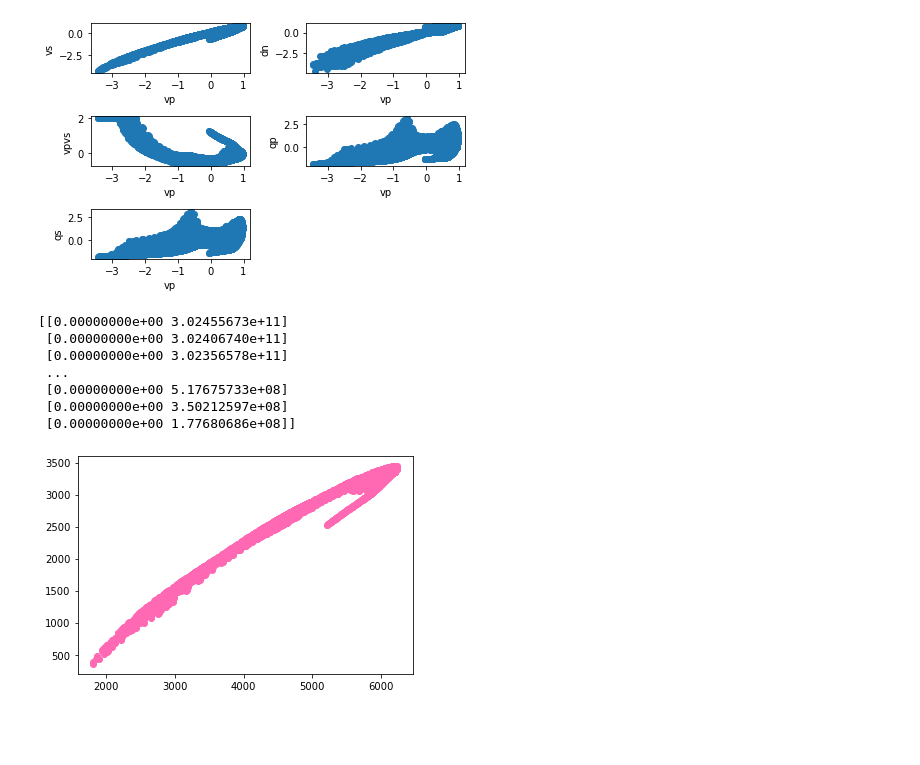
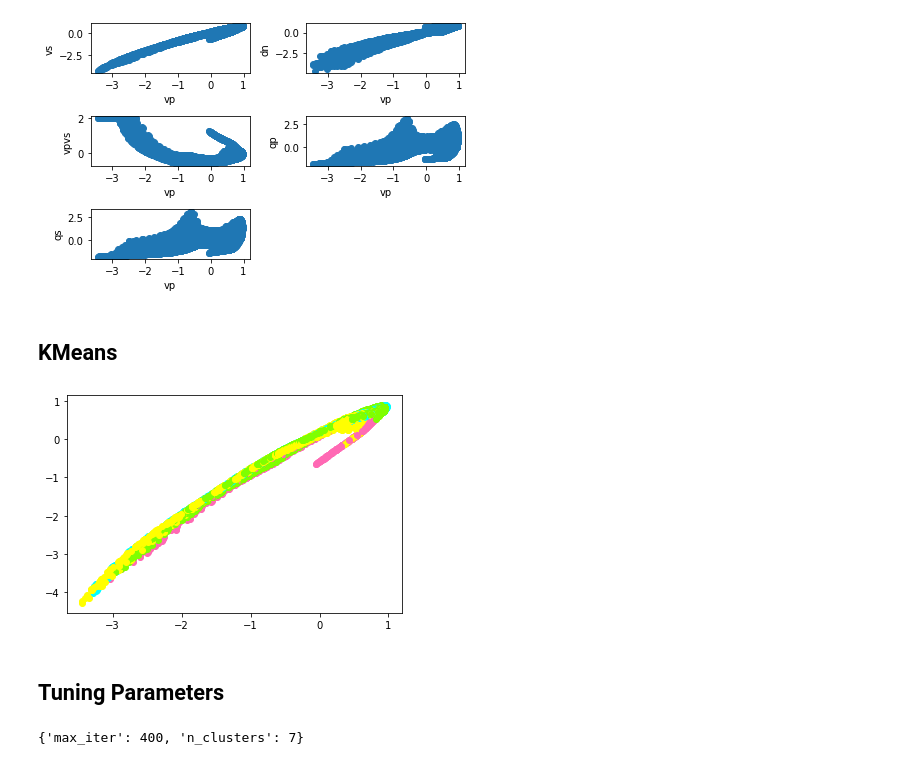
Before and after one commit to acse-yc220/finalProject, a Jupyter notebook: project.ipynb, the cells around one changed output. Saved outputs shown, nothing was run; the diff lists cells and outputs as text; code cells hidden in the pictures; blank space fills up the shorter version.

Commit message:
add cluster functions and validation

```diff
--- a/project.ipynb
+++ b/project.ipynb
@@ -77,18 +73,15 @@ centroids,clusterAssment = kMeans(data_preprocessing,4)
-# %%
-print(clusterAssment)
-# %% [output]
-[[0.00000000e+00 3.02455673e+11]
- [0.00000000e+00 3.02406740e+11]
- [0.00000000e+00 3.02356578e+11]
- ...
- [0.00000000e+00 5.17675733e+08]
- [0.00000000e+00 3.50212597e+08]
- [0.00000000e+00 1.77680686e+08]]
-# %%
-import matplotlib.pyplot as plt
-col = ['HotPink','Aqua','Chartreuse','yellow','red','blue','green','grey','orange']
-for i in range(data_noNan.shape[0]):
-    plt.scatter(data_noNan[i][0],data_noNan[i][1],color=col[np.int(clusterAssment[i][0])])
-plt.show()
-# %% [output]
-[figure, removed]
+# %% [markdown]
+## KMeans
+# %%
+result_k = kMeans(4, data_preprocessing)
+# %%
+plotResult(data_preprocessing,result_k)
+# %% [output]
+[figure, added]
+# %% [markdown]
+## Tuning Parameters
+# %%
+parameters_k = kmeans_param(data_preprocessing)
+print(parameters_k)
+# %% [output]
+{'max_iter': 400, 'n_clusters': 7}
```
Also changed, not shown: parts of 21 cells of this notebook, 1 other file.
